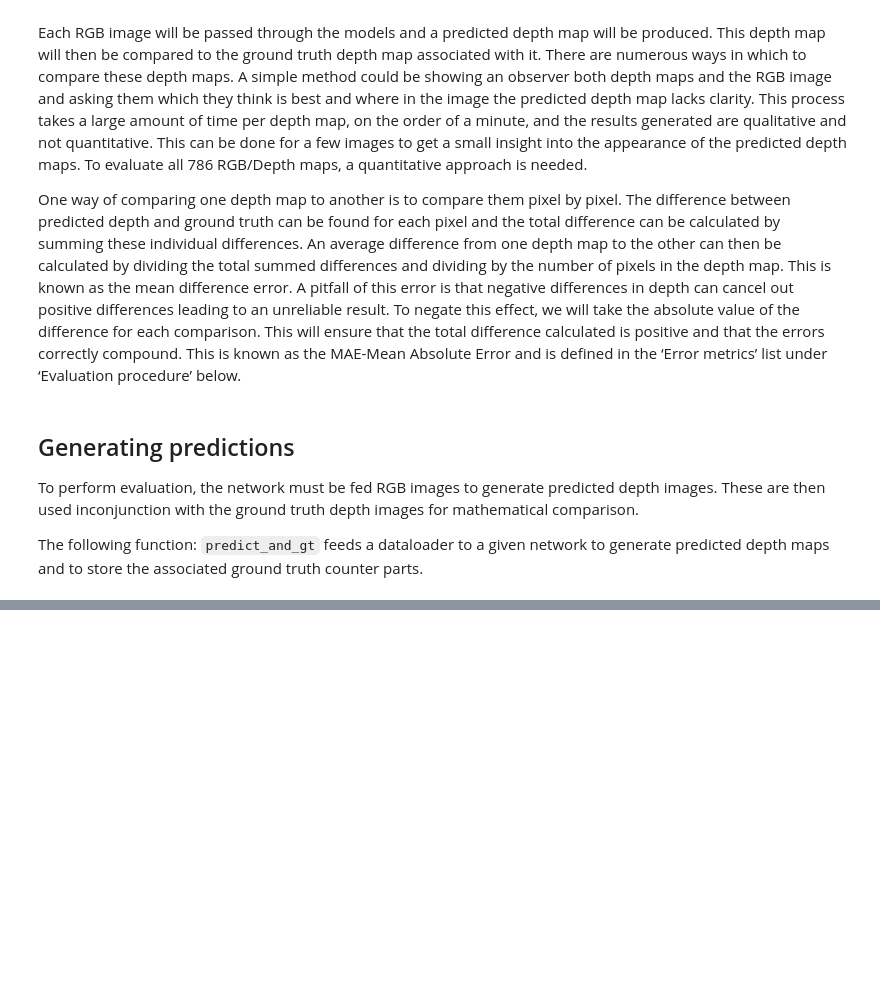
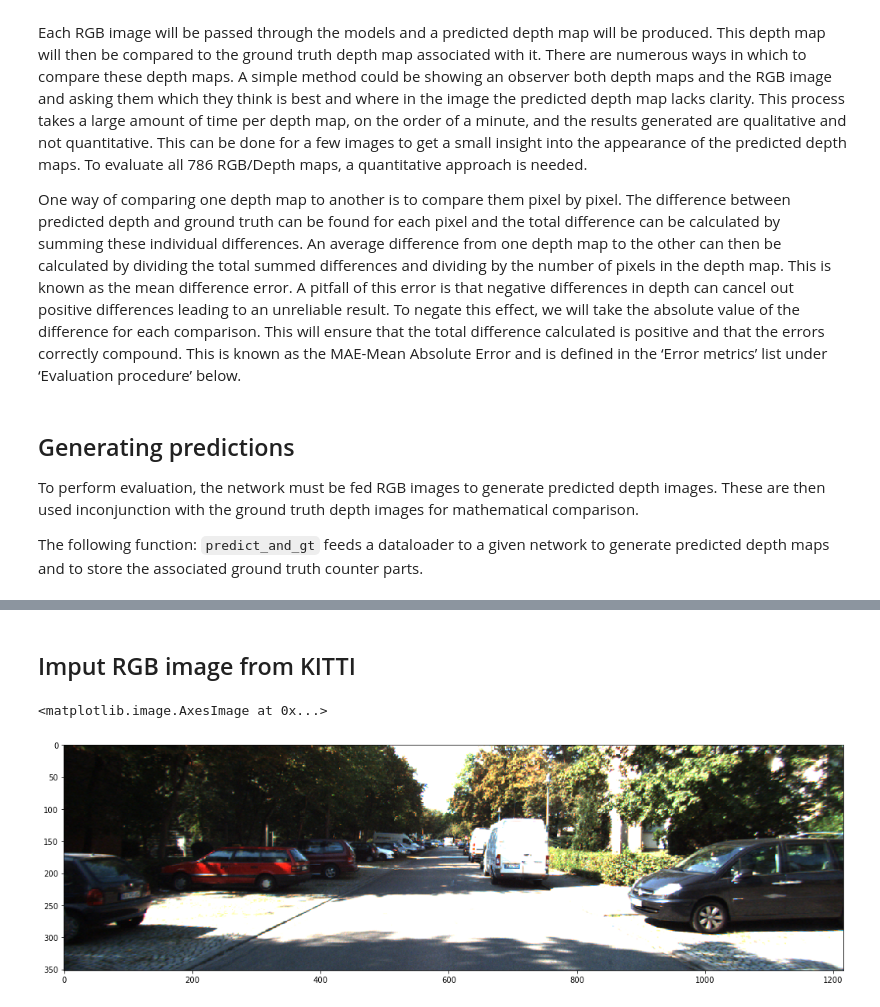
Before and after one commit to BenSnow6/depth_estimation, a Jupyter notebook: Data Preprocessing/SimpleCNN model/SimpleCNN training.ipynb, the cells around one changed output, grey strips where cells are left out. Saved outputs shown, nothing was run; the diff lists cells and outputs as text; code cells hidden in the pictures; blank space fills up the shorter version.

Commit message:
added in images for reference, need calc test errs

```diff
--- a/Data Preprocessing/SimpleCNN model/SimpleCNN training.ipynb
+++ b/Data Preprocessing/SimpleCNN model/SimpleCNN training.ipynb
@@ -935,0 +699,6 @@ small_stds
+# %%
+example_batch = next(iter(kitti_dataloader))
+# %%
+xb, yb = example_batch
+xb_for_pred = xb.float()
+xb_for_pred = xb_for_pred.cuda()
@@ -935,0 +715,8 @@ small_stds
+# %% [markdown]
+## Imput RGB image from KITTI
+# %%
+plt.figure(figsize=(18, 20))
+plt.imshow(xb[1].permute(1, 2, 0), interpolation='nearest')
+# %% [output]
+<matplotlib.image.AxesImage at 0x...>
+[figure, added]
```
Also changed, not shown: parts of 88 cells of this notebook, 1 other file.
